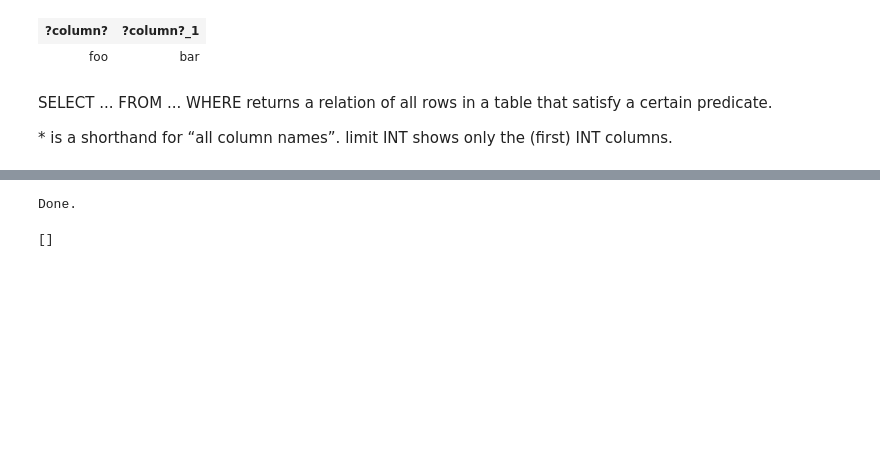
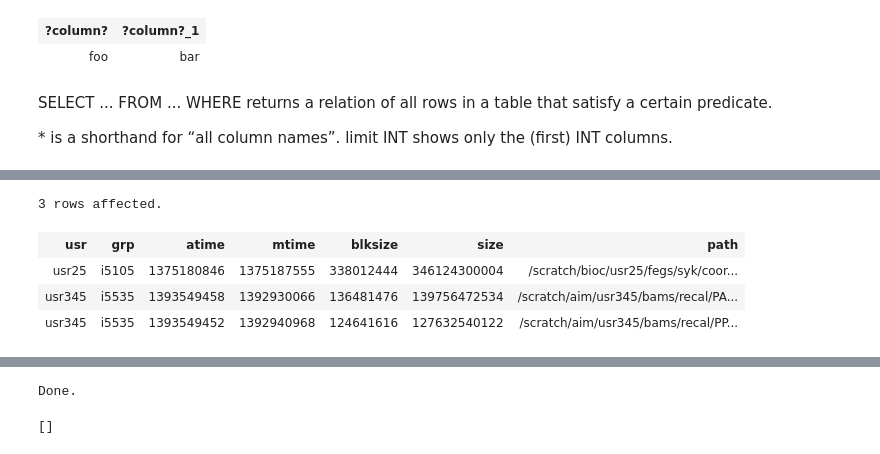
Before and after one commit to mladenivkovic/esc403, a Jupyter notebook: Notes/SQL notes.ipynb, the cells around one changed output, grey strips where cells are left out. Drawn from its saved outputs; the diff is of its cells as text; code cells hidden in the pictures; blank space fills up the shorter version.

```diff
--- a/Notes/SQL notes.ipynb
+++ b/Notes/SQL notes.ipynb
@@ -258,0 +105,12 @@ limit 3
+# %%
+%%sql
+select *
+from lustre_sample
+where size>=100000000000 -- pick specific rows
+limit 3
+# %% [output]
+3 rows affected.
+| usr | grp | atime | mtime | blksize | size | path |
+| usr25 | i5105 | 1375180846 | 1375187555 | 338012444 | 346124300004 | /scratch/bioc/usr25/fegs/syk/coor... |
+| usr345 | i5535 | 1393549458 | 1392930066 | 136481476 | 139756472534 | /scratch/aim/usr345/bams/recal/PA... |
+| usr345 | i5535 | 1393549452 | 1392940968 | 124641616 | 127632540122 | /scratch/aim/usr345/bams/recal/PP... |
```
Also changed, not shown: parts of 44 cells of this notebook.
